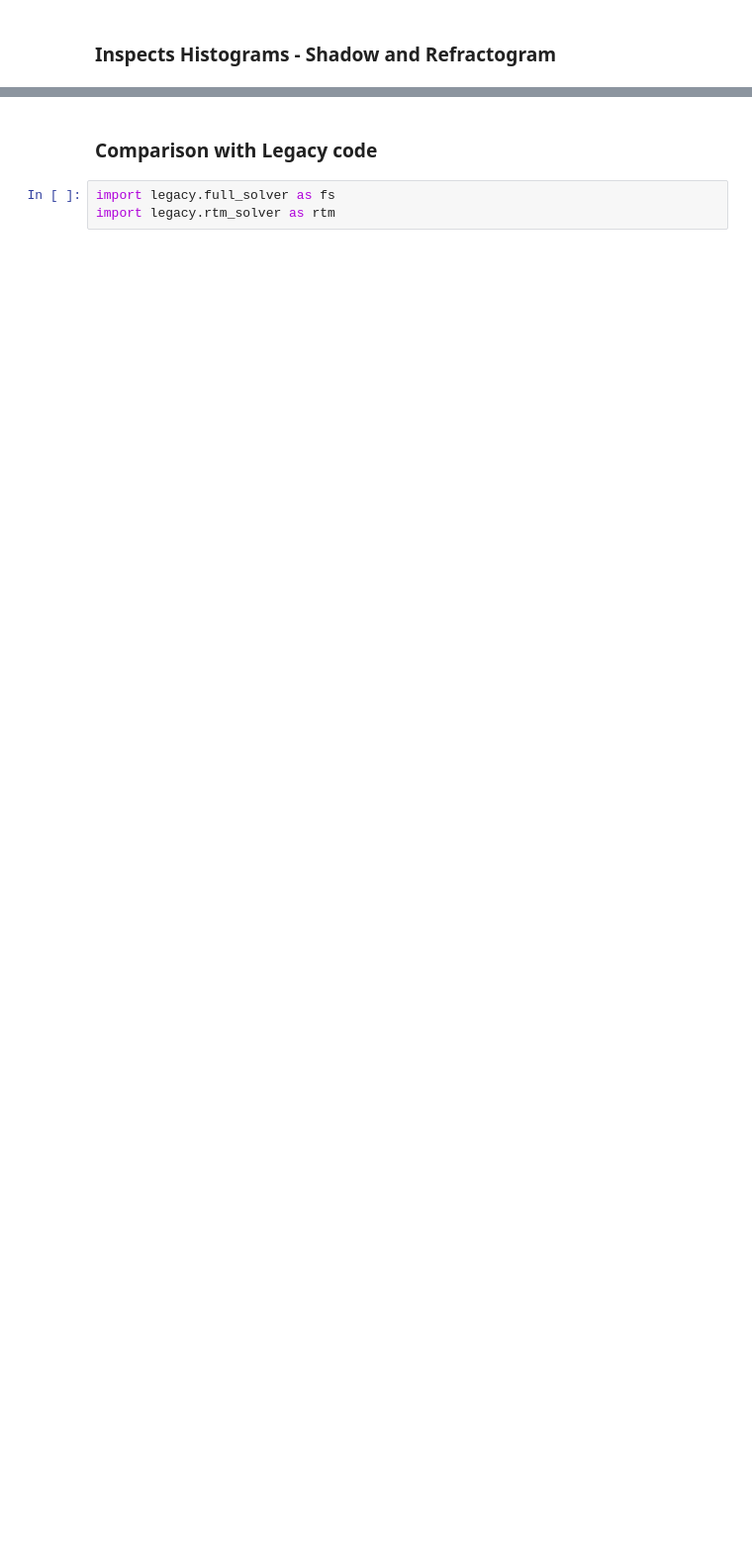
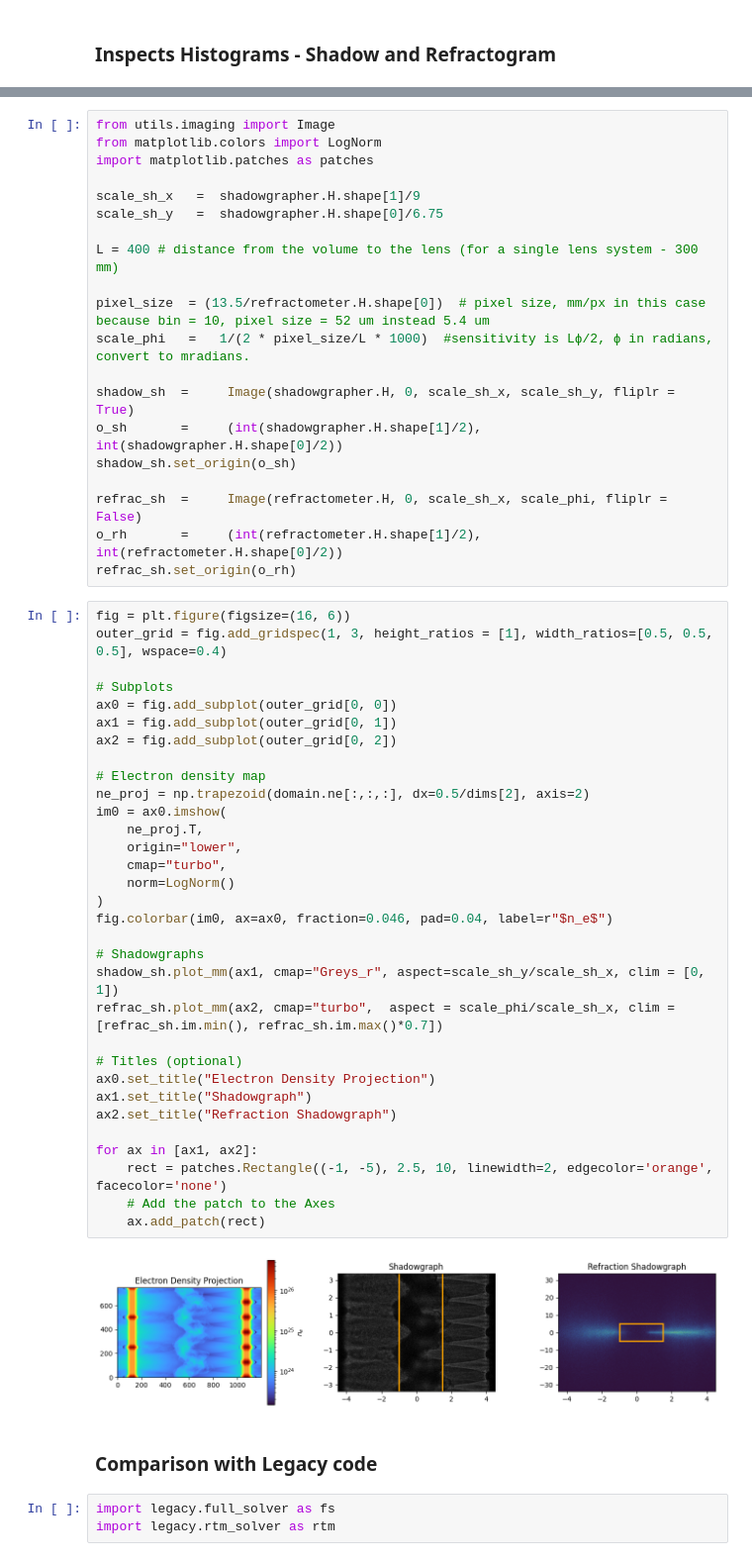
Before and after one commit to MAGPIE-ICL/SLOTH, a Jupyter notebook: examples/02.example_mesh_mesh_turbulence.ipynb, the cells around one changed output, grey strips where cells are left out. Shown at 99% size. Drawn from its saved outputs; the diff is of its cells as text; blank space fills up the shorter version.

```diff
--- a/examples/02.example_mesh_mesh_turbulence.ipynb
+++ b/examples/02.example_mesh_mesh_turbulence.ipynb
@@ -245,3 +243,57 @@ plt.imshow(shadowgrapher.H, cmap = 'Grays_r', interpolation = 'nearest', clim =
+# %%
+from utils.imaging import Image
+from matplotlib.colors import LogNorm
+import matplotlib.patches as patches
+
+scale_sh_x   =  shadowgrapher.H.shape[1]/9
+scale_sh_y   =  shadowgrapher.H.shape[0]/6.75
+
+L = 400 # distance from the volume to the lens (for a single lens system - 300 mm)
+
+pixel_size  = (13.5/refractometer.H.shape[0])  # pixel size, mm/px in this case because bin = 10, pixel size = 52 um instead 5.4 um
+scale_phi   =   1/(2 * pixel_size/L * 1000)  #sensitivity is Lϕ/2, ϕ in radians, convert to mradians.
+
+shadow_sh  =     Image(shadowgrapher.H, 0, scale_sh_x, scale_sh_y, fliplr = True)
+o_sh       =     (int(shadowgrapher.H.shape[1]/2), int(shadowgrapher.H.shape[0]/2))
+shadow_sh.set_origin(o_sh)
+
+refrac_sh  =     Image(refractometer.H, 0, scale_sh_x, scale_phi, fliplr = False)
+o_rh       =     (int(refractometer.H.shape[1]/2), int(refractometer.H.shape[0]/2))
+refrac_sh.set_origin(o_rh)
+# %%
+fig = plt.figure(figsize=(16, 6))
+outer_grid = fig.add_gridspec(1, 3, height_ratios = [1], width_ratios=[0.5, 0.5, 0.5], wspace=0.4)
+
+# Subplots
+ax0 = fig.add_subplot(outer_grid[0, 0])
+ax1 = fig.add_subplot(outer_grid[0, 1])
+ax2 = fig.add_subplot(outer_grid[0, 2])
+
+# Electron density map
+ne_proj = np.trapezoid(domain.ne[:,:,:], dx=0.5/dims[2], axis=2)
+im0 = ax0.imshow(
+    ne_proj.T,
+    origin="lower",
+    cmap="turbo",
+    norm=LogNorm()
+)
+fig.colorbar(im0, ax=ax0, fraction=0.046, pad=0.04, label=r"$n_e$")
+
+# Shadowgraphs
+shadow_sh.plot_mm(ax1, cmap="Greys_r", aspect=scale_sh_y/scale_sh_x, clim = [0, 1])
+refrac_sh.plot_mm(ax2, cmap="turbo",  aspect = scale_phi/scale_sh_x, clim = [refrac_sh.im.min(), refrac_sh.im.max()*0.7])
+
+# Titles (optional)
+ax0.set_title("Electron Density Projection")
+ax1.set_title("Shadowgraph")
+ax2.set_title("Refraction Shadowgraph")
+
+for ax in [ax1, ax2]:
+    rect = patches.Rectangle((-1, -5), 2.5, 10, linewidth=2, edgecolor='orange', facecolor='none')
+    # Add the patch to the Axes
+    ax.add_patch(rect)
+# %% [output]
+[figure, added]
 # %% [markdown]
 ### Comparison with Legacy code
 # %%
```
Also changed, not shown: parts of 15 cells of this notebook, 6 other files.
